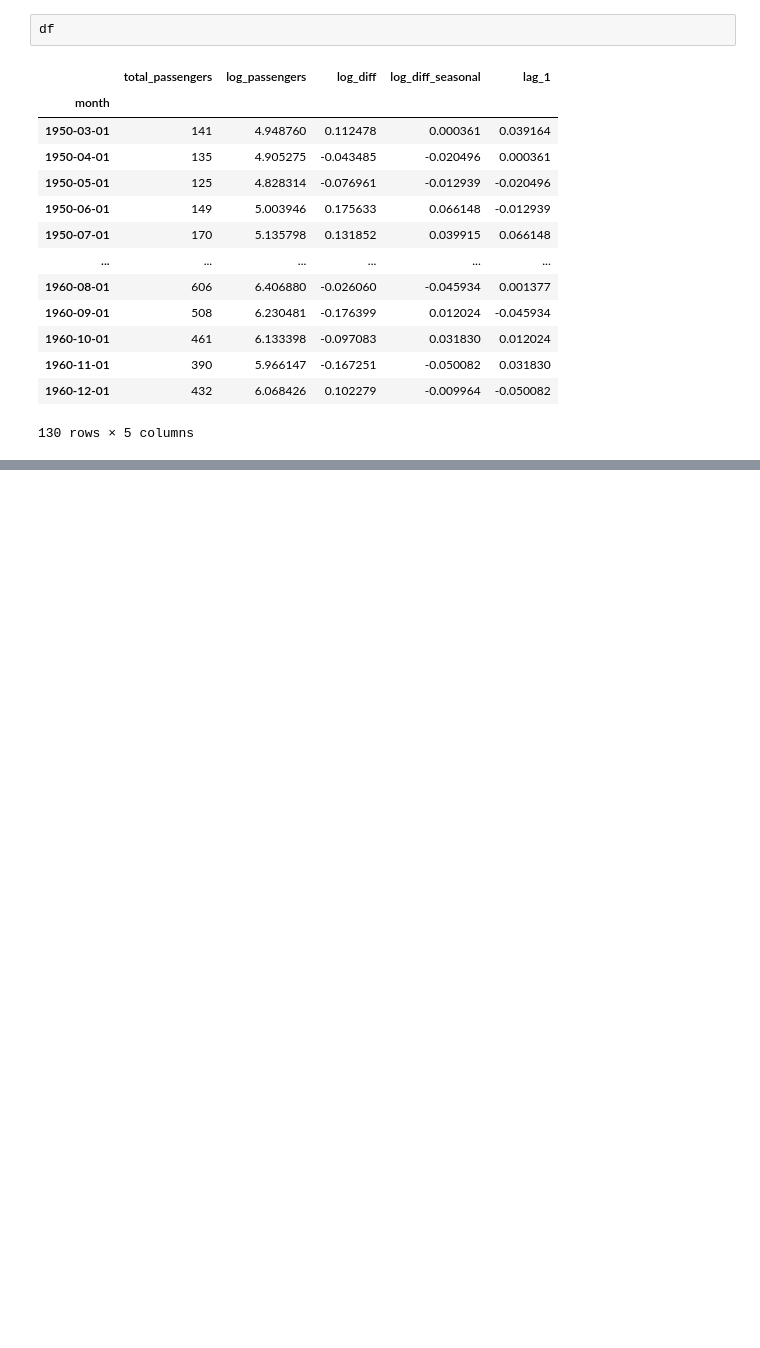
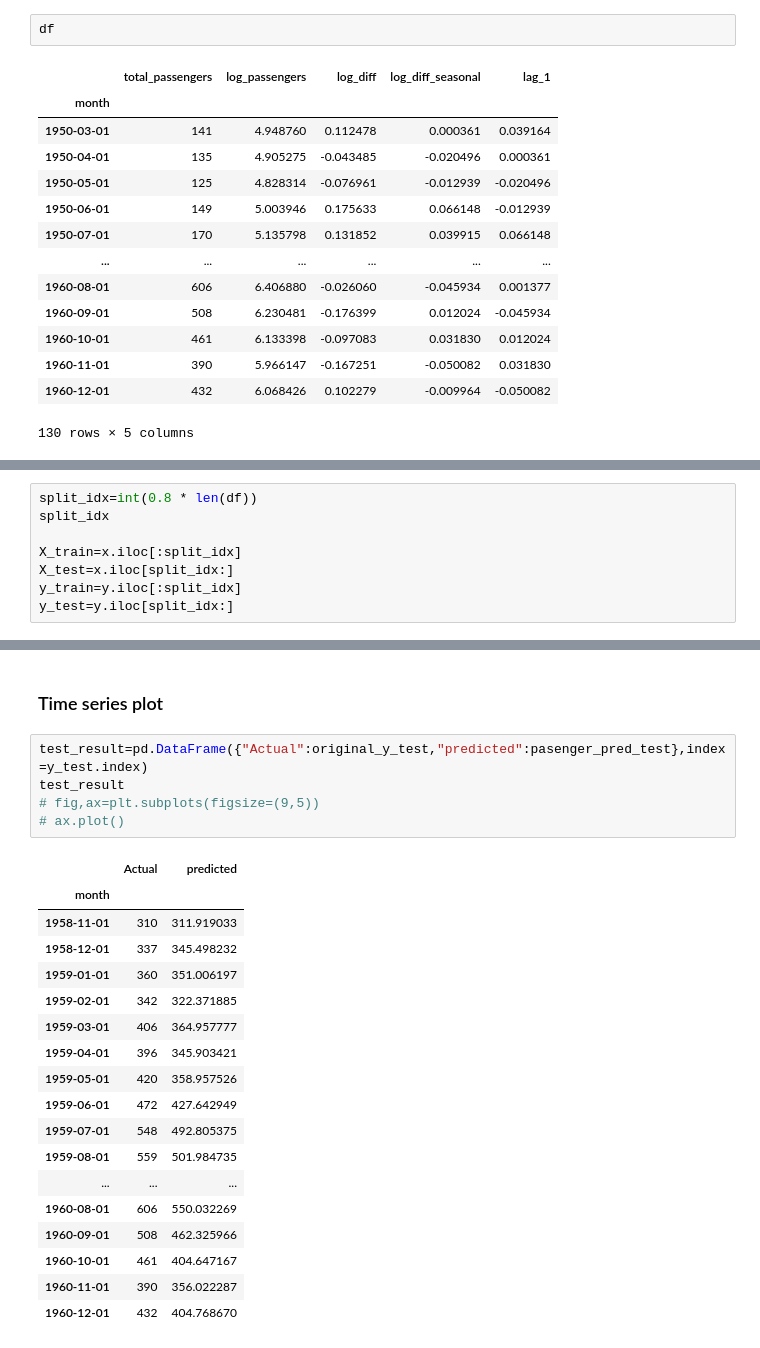
Before and after one commit to G-Gakii/air_passengers_prediction, a Jupyter notebook: notebook/02_linear_regression.ipynb, the cells around one changed output, grey strips where cells are left out. Saved outputs shown, nothing was run; the diff lists cells and outputs as text; blank space fills up the shorter version.

```diff
--- a/notebook/02_linear_regression.ipynb
+++ b/notebook/02_linear_regression.ipynb
@@ -106,0 +110,8 @@ df
+# %%
+split_idx=int(0.8 * len(df))
+split_idx
+
+X_train=x.iloc[:split_idx]
+X_test=x.iloc[split_idx:]
+y_train=y.iloc[:split_idx]
+y_test=y.iloc[split_idx:]
@@ -106,0 +244,26 @@ df
+# %% [markdown]
+### Time series plot
+# %%
+test_result=pd.DataFrame({"Actual":original_y_test,"predicted":pasenger_pred_test},index=y_test.index)
+test_result
+# fig,ax=plt.subplots(figsize=(9,5))
+# ax.plot()
+# %% [output]
+|  | Actual | predicted |
+| month |  |  |
+| 1958-11-01 | 310 | 311.919033 |
+| 1958-12-01 | 337 | 345.498232 |
+| 1959-01-01 | 360 | 351.006197 |
+| 1959-02-01 | 342 | 322.371885 |
+| 1959-03-01 | 406 | 364.957777 |
+| 1959-04-01 | 396 | 345.903421 |
+| 1959-05-01 | 420 | 358.957526 |
+| 1959-06-01 | 472 | 427.642949 |
+| 1959-07-01 | 548 | 492.805375 |
+| 1959-08-01 | 559 | 501.984735 |
+| ... | ... | ... |
+| 1960-08-01 | 606 | 550.032269 |
+| 1960-09-01 | 508 | 462.325966 |
+| 1960-10-01 | 461 | 404.647167 |
+| 1960-11-01 | 390 | 356.022287 |
+| 1960-12-01 | 432 | 404.768670 |
```
Also changed, not shown: parts of 28 cells of this notebook, 1 other file.
